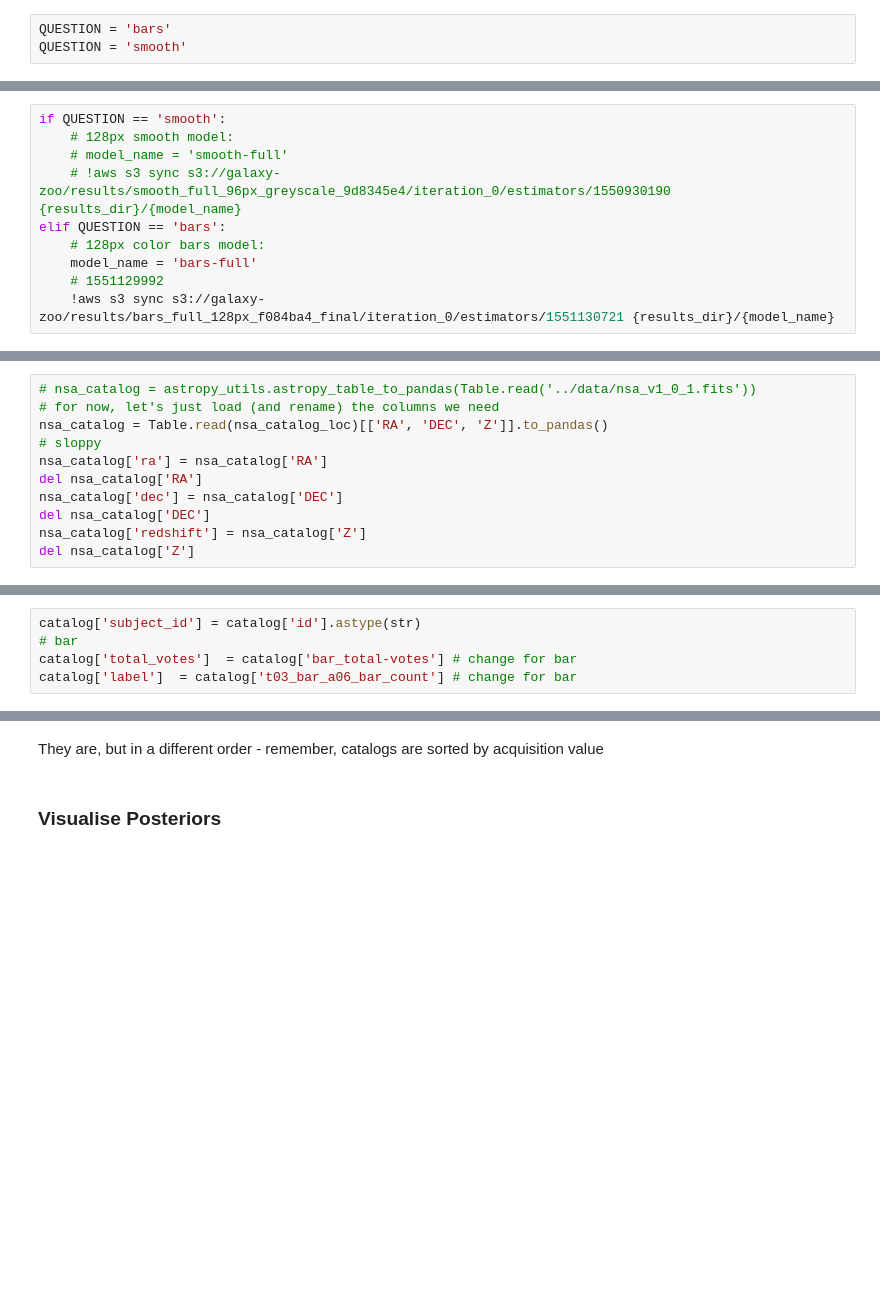
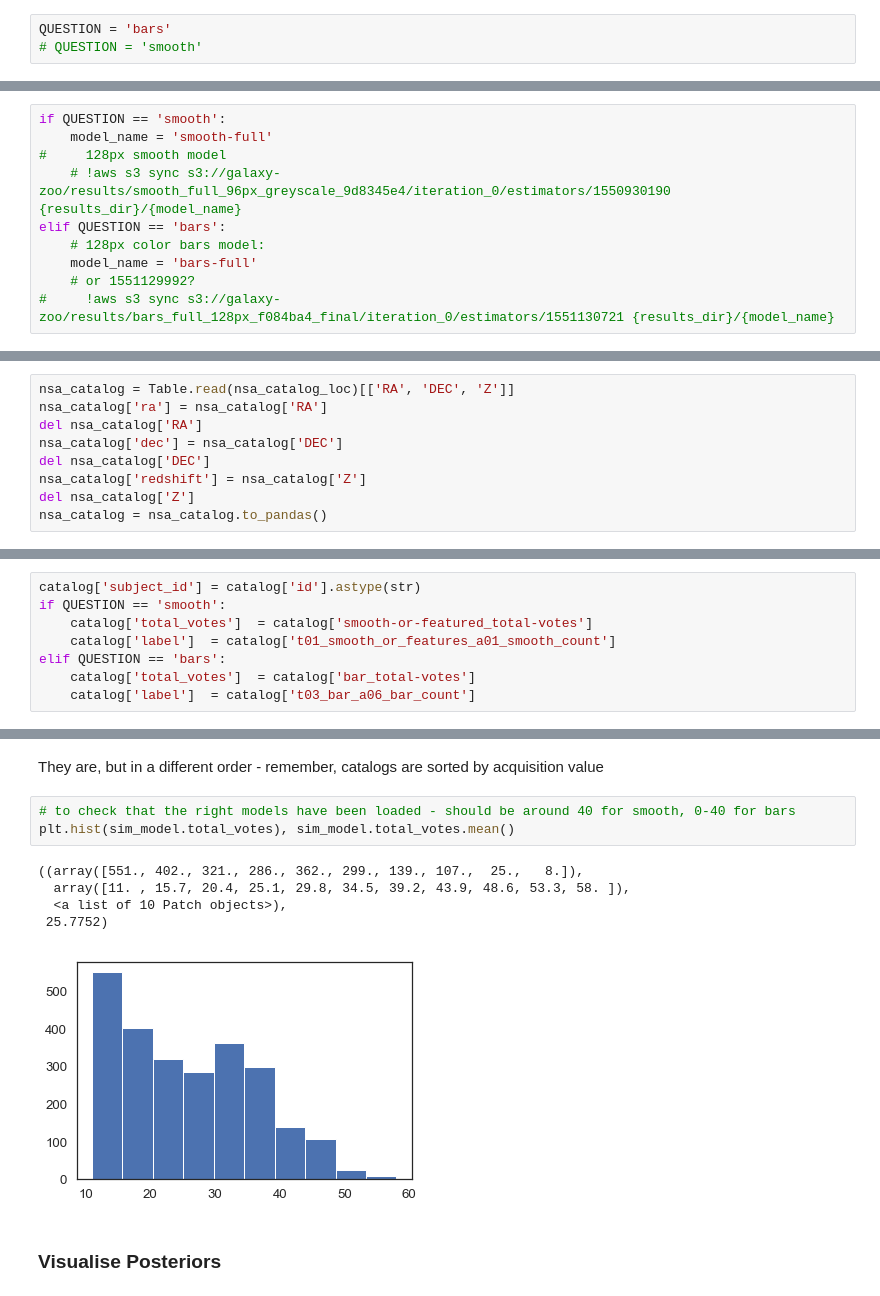
Before and after one commit to colinleach/zoobot, a Jupyter notebook: notebooks/aas_uncertainty.ipynb, the cells around one changed output, grey strips where cells are left out. Drawn from its saved outputs; the diff is of its cells as text; blank space fills up the shorter version.

```diff
--- a/notebooks/aas_uncertainty.ipynb
+++ b/notebooks/aas_uncertainty.ipynb
@@ -58,6 +39,6 @@ from shared_astro_utils import astropy_utils, matching_utils
 # %%
 QUESTION = 'bars'
-QUESTION = 'smooth'
+# QUESTION = 'smooth'
 # %% [markdown]
 ### Load the (latest) model under `model_name` folder in `results_dir`
 # %%
@@ -74,11 +55,11 @@ n_galaxies = 2500
 # %%
 if QUESTION == 'smooth':
-    # 128px smooth model:
-    # model_name = 'smooth-full'
+    model_name = 'smooth-full'
+#     128px smooth model
     # !aws s3 sync s3://galaxy-zoo/results/smooth_full_96px_greyscale_9d8345e4/iteration_0/estimators/1550930190 {results_dir}/{model_name}
 elif QUESTION == 'bars':
     # 128px color bars model:
     model_name = 'bars-full'
-    # 1551129992
-    !aws s3 sync s3://galaxy-zoo/results/bars_full_128px_f084ba4_final/iteration_0/estimators/1551130721 {results_dir}/{model_name}
+    # or 1551129992?
+#     !aws s3 sync s3://galaxy-zoo/results/bars_full_128px_f084ba4_final/iteration_0/estimators/1551130721 {results_dir}/{model_name}
 # %% [markdown]
@@ -138,14 +103,12 @@ Checking out '{'scheme': 'local', 'path': '/home/ubuntu/root/zoobot/data/nsa_v1_
 # %%
-# nsa_catalog = astropy_utils.astropy_table_to_pandas(Table.read('../data/nsa_v1_0_1.fits'))
-# for now, let's just load (and rename) the columns we need
-nsa_catalog = Table.read(nsa_catalog_loc)[['RA', 'DEC', 'Z']].to_pandas()
-# sloppy
+nsa_catalog = Table.read(nsa_catalog_loc)[['RA', 'DEC', 'Z']]
 nsa_catalog['ra'] = nsa_catalog['RA']
 del nsa_catalog['RA']
 nsa_catalog['dec'] = nsa_catalog['DEC']
 del nsa_catalog['DEC']
 nsa_catalog['redshift'] = nsa_catalog['Z']
 del nsa_catalog['Z']
+nsa_catalog = nsa_catalog.to_pandas()
 # %%
 catalog, _ = matching_utils.match_galaxies_to_catalog_pandas(gz2_catalog, nsa_catalog, matching_radius=u.arcsec * 1000)
 # %%
@@ -169,6 +127,9 @@ catalog['smooth-or-featured_total-votes'] = catalog['t01_smooth_or_features_a01_
 catalog['bar_total-votes'] = catalog['t03_bar_a06_bar_count'] + catalog['t03_bar_a07_no_bar_count']
 # %%
 catalog['subject_id'] = catalog['id'].astype(str)
-# bar
-catalog['total_votes']  = catalog['bar_total-votes'] # change for bar
-catalog['label']  = catalog['t03_bar_a06_bar_count'] # change for bar
+if QUESTION == 'smooth':
+    catalog['total_votes']  = catalog['smooth-or-featured_total-votes']
+    catalog['label']  = catalog['t01_smooth_or_features_a01_smooth_count']
+elif QUESTION == 'bars':
+    catalog['total_votes']  = catalog['bar_total-votes']
+    catalog['label']  = catalog['t03_bar_a06_bar_count']
@@ -259,5 +239,14 @@ ax.hist(sim_model.labels, bins=30, alpha=alpha)
 # %% [markdown]
 They are, but in a different order - remember, catalogs are sorted by acquisition value
+# %%
+# to check that the right models have been loaded - should be around 40 for smooth, 0-40 for bars
+plt.hist(sim_model.total_votes), sim_model.total_votes.mean()
+# %% [output]
+((array([551., 402., 321., 286., 362., 299., 139., 107.,  25.,   8.]),
+  array([11. , 15.7, 20.4, 25.1, 29.8, 34.5, 39.2, 43.9, 48.6, 53.3, 58. ]),
+  <a list of 10 Patch objects>),
+ 25.7752)
+[figure, added]
 # %% [markdown]
 ### Visualise Posteriors
 # %% [markdown]
```
Also changed, not shown: parts of 39 cells of this notebook, 19 other files.
